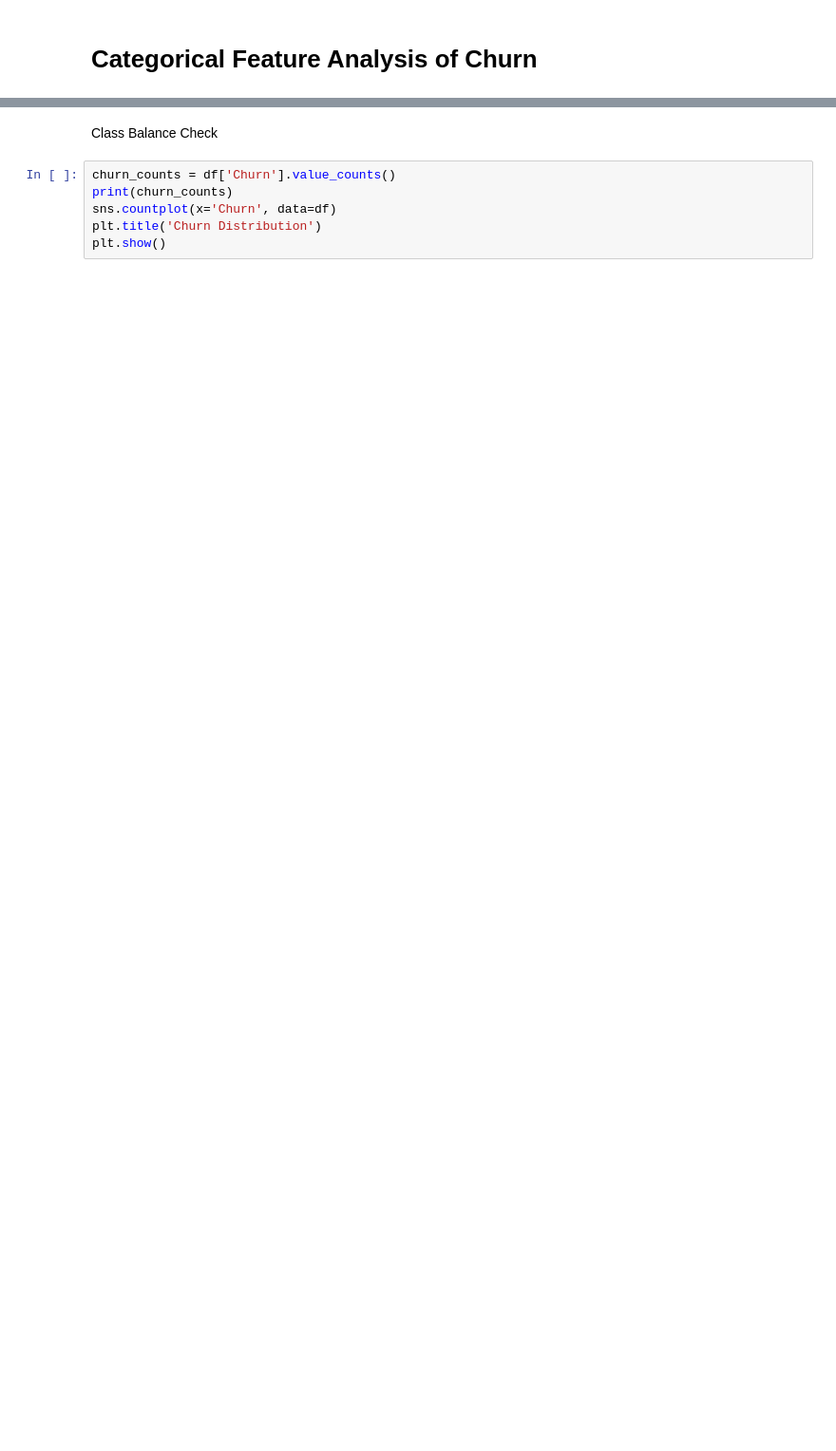
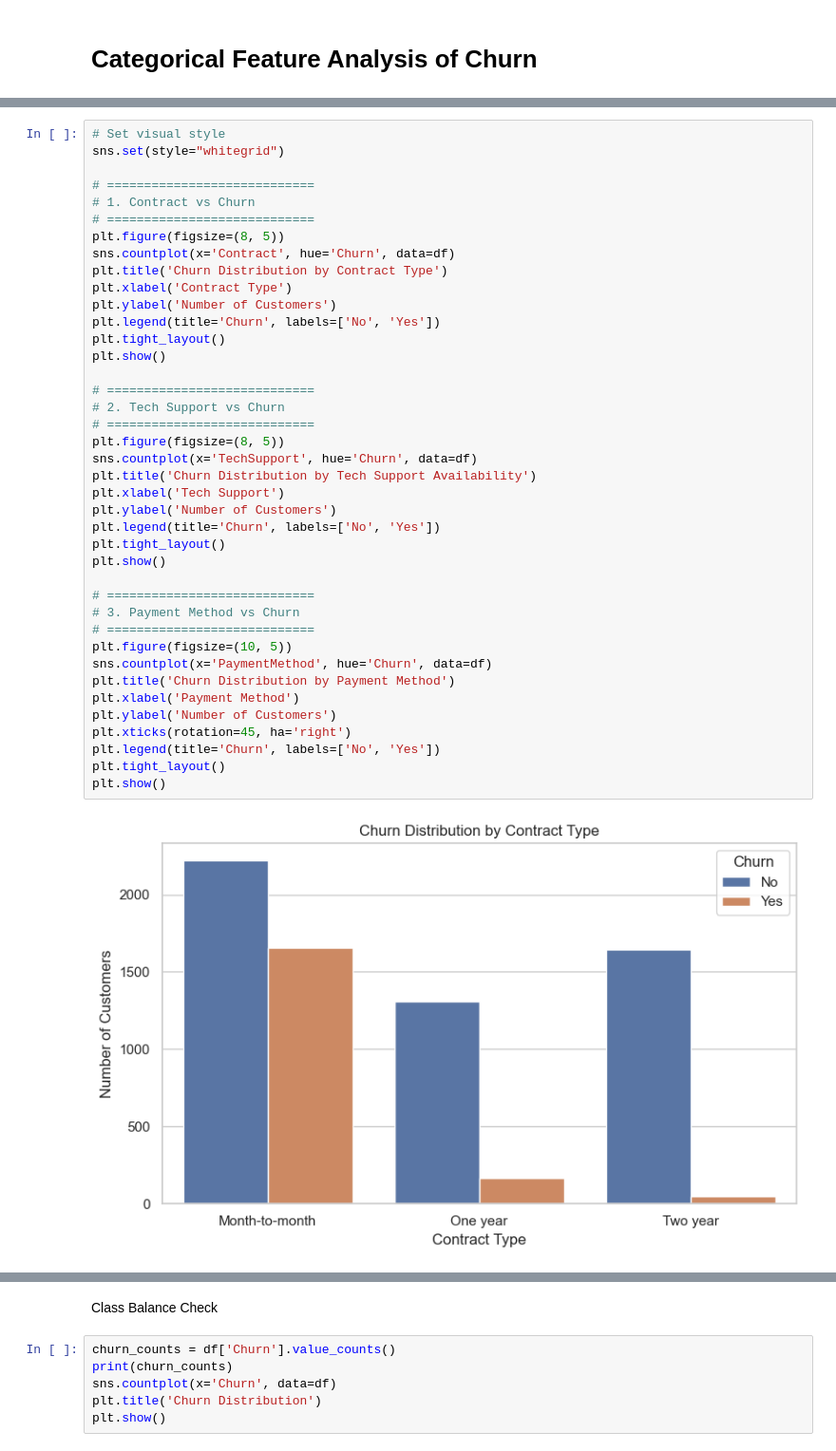
Before and after one commit to Pratibha405/CPDSAI_Churn_Prediction, a Jupyter notebook: code/Churn_Prediction.ipynb, the cells around one changed output, grey strips where cells are left out. Shown: that part at 95% size. Cells and saved outputs as stored; diff of their text form; blank space fills up the shorter version.

```diff
--- a/code/Churn_Prediction.ipynb
+++ b/code/Churn_Prediction.ipynb
@@ -273,0 +255,42 @@ for col in object_cols:
+# %%
+# Set visual style
+sns.set(style="whitegrid")
+
+# ============================
+# 1. Contract vs Churn
+# ============================
+plt.figure(figsize=(8, 5))
+sns.countplot(x='Contract', hue='Churn', data=df)
+plt.title('Churn Distribution by Contract Type')
+plt.xlabel('Contract Type')
+plt.ylabel('Number of Customers')
+plt.legend(title='Churn', labels=['No', 'Yes'])
+plt.tight_layout()
+plt.show()
+
+# ============================
+# 2. Tech Support vs Churn
+# ============================
+plt.figure(figsize=(8, 5))
+sns.countplot(x='TechSupport', hue='Churn', data=df)
+plt.title('Churn Distribution by Tech Support Availability')
+plt.xlabel('Tech Support')
+plt.ylabel('Number of Customers')
+plt.legend(title='Churn', labels=['No', 'Yes'])
+plt.tight_layout()
+plt.show()
+
+# ============================
+# 3. Payment Method vs Churn
+# ============================
+plt.figure(figsize=(10, 5))
+sns.countplot(x='PaymentMethod', hue='Churn', data=df)
+plt.title('Churn Distribution by Payment Method')
+plt.xlabel('Payment Method')
+plt.ylabel('Number of Customers')
+plt.xticks(rotation=45, ha='right')
+plt.legend(title='Churn', labels=['No', 'Yes'])
+plt.tight_layout()
+plt.show()
+# %% [output]
+[figure, added]
```
Also changed, not shown: parts of 57 cells of this notebook, 9 other files.
